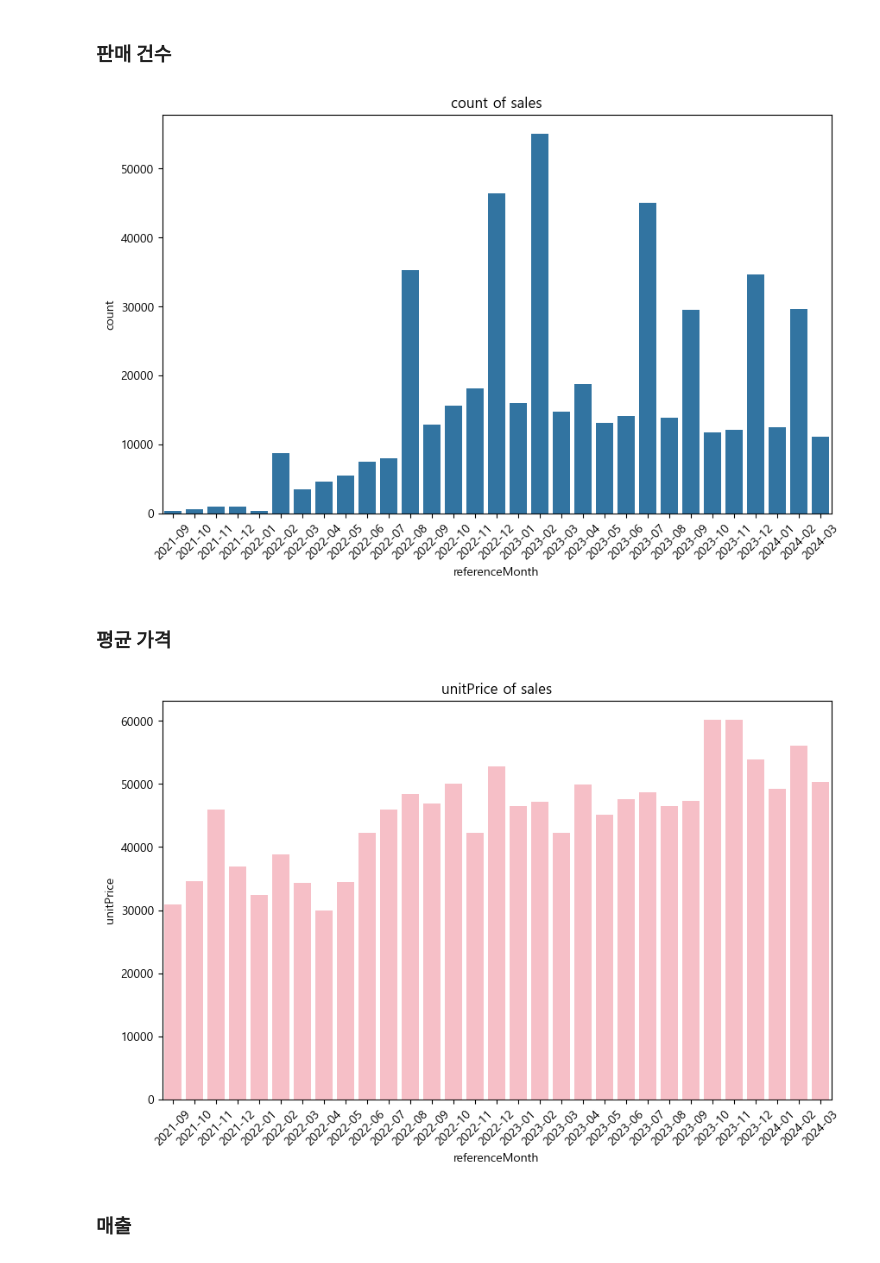
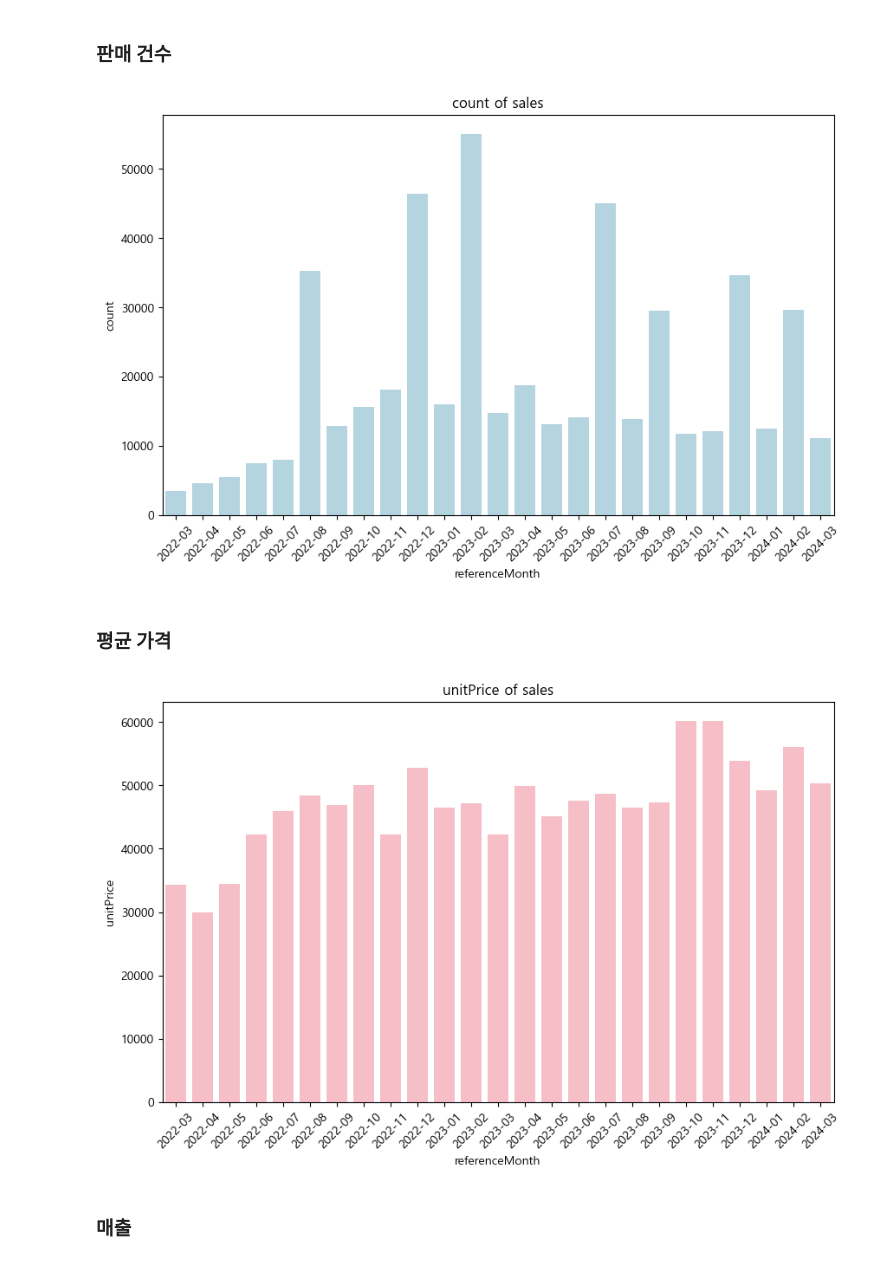
Before and after one commit to entangelk/wigglewiggle, a Jupyter notebook: docs/analysis/basic_analysis.ipynb, the cells around one changed output. Cells and saved outputs as stored; diff of their text form; code cells hidden in the pictures.

```diff
--- a/docs/analysis/basic_analysis.ipynb
+++ b/docs/analysis/basic_analysis.ipynb
@@ -64,25 +88,25 @@ df_salesBasic[:5]
 # %%
 plt.figure(figsize=(10, 6))
 
-sns.barplot(data=df_salesBasic, x='referenceMonth', y='count')
+sns.barplot(data=df_salesBasic.query('referenceMonth >= "2022-03"'), x='referenceMonth', y='count',color='lightblue')
 
 plt.title('count of sales')
 plt.xticks(rotation=45)
 plt.show()
 # %% [output]
-[figure, old version]
+[figure, new version]
 # %% [markdown]
 ### 평균 가격
 # %%
 plt.figure(figsize=(10, 6))
 
-sns.barplot(data=df_salesBasic, x='referenceMonth', y='unitPrice',color='lightpink')
+sns.barplot(data=df_salesBasic.query('referenceMonth >= "2022-03"'), x='referenceMonth', y='unitPrice',color='lightpink')
 
 plt.title('unitPrice of sales')
 plt.xticks(rotation=45)
 plt.show()
 # %% [output]
-[figure, old version]
+[figure, new version]
 # %% [markdown]
 ### 매출
 # %%
```
Also changed, not shown: parts of 11 cells of this notebook, 1 other file.
